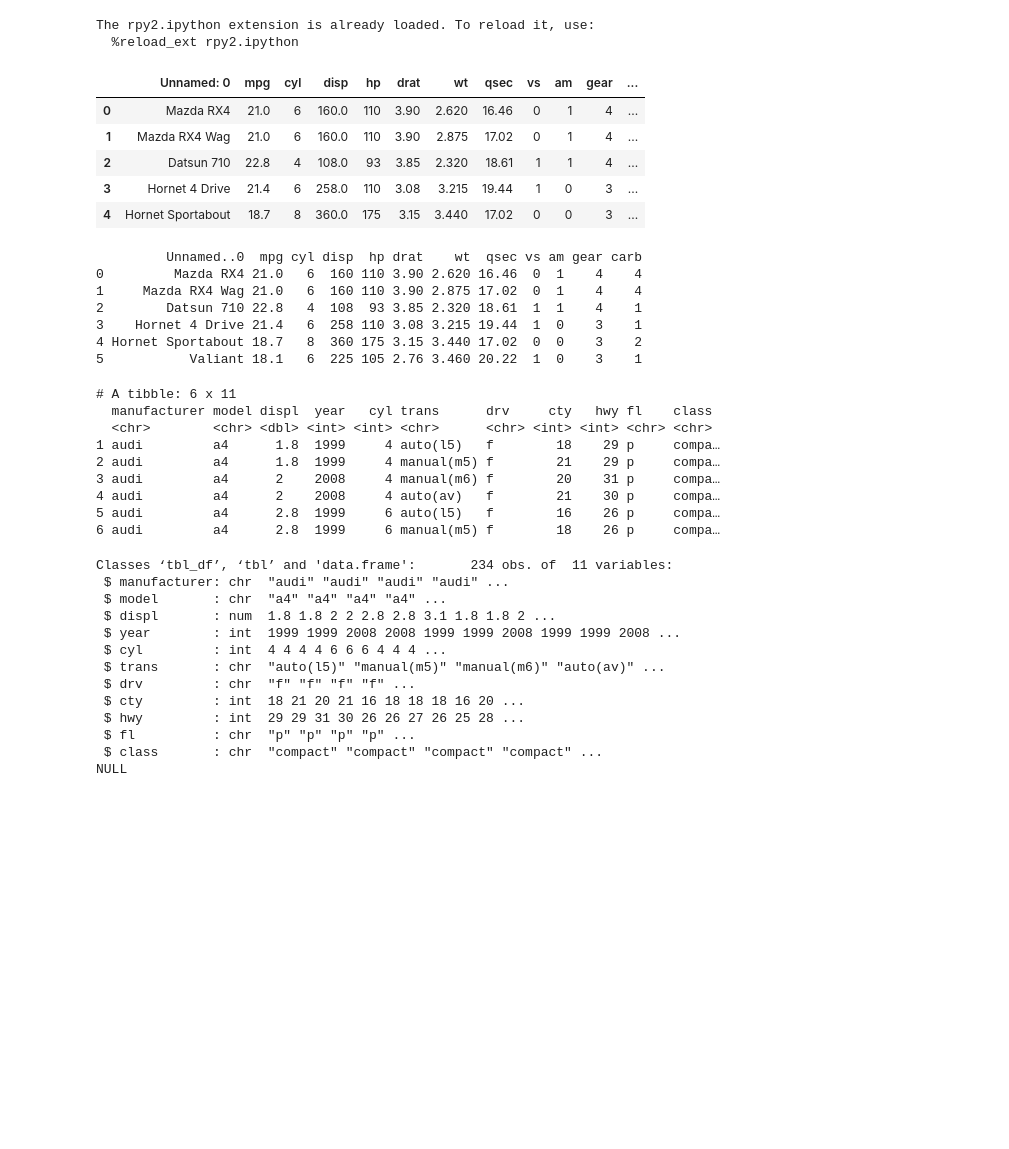
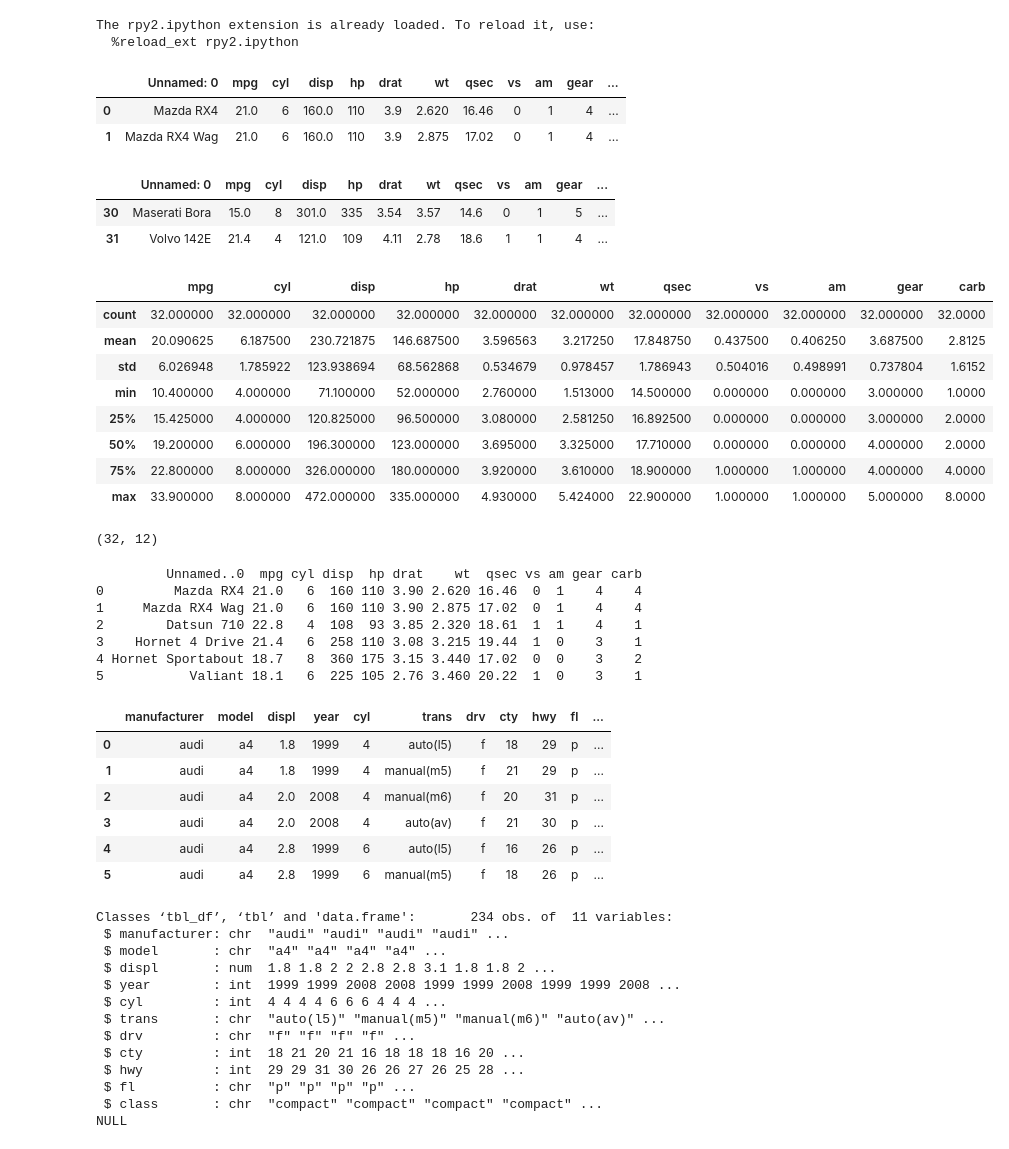
Before and after one commit to Nik8x/Python_Important_Implementations, a Jupyter notebook: Rmagic_rpy2.ipynb, the cells around one changed output. Saved outputs shown, nothing was run; the diff lists cells and outputs as text; code cells hidden in the pictures; blank space fills up the shorter version.

```diff
--- a/Rmagic_rpy2.ipynb
+++ b/Rmagic_rpy2.ipynb
@@ -10,13 +19,26 @@ The rpy2.ipython extension is already loaded. To reload it, use:
 import pandas as pd
 # %%
 df = pd.read_csv("https://gist.githubusercontent.com/noamross/e5d3e859aa0c794be10b/raw/b999fb4425b54c63cab088c0ce2c0d6ce961a563/cars.csv")
-# %%
-df.head()
-# %% [output]
-|  | Unnamed: 0 | mpg | cyl | disp | hp | drat | wt | qsec | vs | am | gear | ... |
-| 0 | Mazda RX4 | 21.0 | 6 | 160.0 | 110 | 3.90 | 2.620 | 16.46 | 0 | 1 | 4 | ... |
-| 1 | Mazda RX4 Wag | 21.0 | 6 | 160.0 | 110 | 3.90 | 2.875 | 17.02 | 0 | 1 | 4 | ... |
-| 2 | Datsun 710 | 22.8 | 4 | 108.0 | 93 | 3.85 | 2.320 | 18.61 | 1 | 1 | 4 | ... |
-| 3 | Hornet 4 Drive | 21.4 | 6 | 258.0 | 110 | 3.08 | 3.215 | 19.44 | 1 | 0 | 3 | ... |
-| 4 | Hornet Sportabout | 18.7 | 8 | 360.0 | 175 | 3.15 | 3.440 | 17.02 | 0 | 0 | 3 | ... |
+# %%
+df.head(2)
+df.tail(2)
+df.describe()
+df.shape
+# %% [output]
+|  | Unnamed: 0 | mpg | cyl | disp | hp | drat | wt | qsec | vs | am | gear | ... |
+| 0 | Mazda RX4 | 21.0 | 6 | 160.0 | 110 | 3.9 | 2.620 | 16.46 | 0 | 1 | 4 | ... |
+| 1 | Mazda RX4 Wag | 21.0 | 6 | 160.0 | 110 | 3.9 | 2.875 | 17.02 | 0 | 1 | 4 | ... |
+|  | Unnamed: 0 | mpg | cyl | disp | hp | drat | wt | qsec | vs | am | gear | ... |
+| 30 | Maserati Bora | 15.0 | 8 | 301.0 | 335 | 3.54 | 3.57 | 14.6 | 0 | 1 | 5 | ... |
+| 31 | Volvo 142E | 21.4 | 4 | 121.0 | 109 | 4.11 | 2.78 | 18.6 | 1 | 1 | 4 | ... |
+|  | mpg | cyl | disp | hp | drat | wt | qsec | vs | am | gear | carb |
+| count | 32.000000 | 32.000000 | 32.000000 | 32.000000 | 32.000000 | 32.000000 | 32.000000 | 32.000000 | 32.000000 | 32.000000 | 32.0000 |
+| mean | 20.090625 | 6.187500 | 230.721875 | 146.687500 | 3.596563 | 3.217250 | 17.848750 | 0.437500 | 0.406250 | 3.687500 | 2.8125 |
+| std | 6.026948 | 1.785922 | 123.938694 | 68.562868 | 0.534679 | 0.978457 | 1.786943 | 0.504016 | 0.498991 | 0.737804 | 1.6152 |
+| min | 10.400000 | 4.000000 | 71.100000 | 52.000000 | 2.760000 | 1.513000 | 14.500000 | 0.000000 | 0.000000 | 3.000000 | 1.0000 |
+| 25% | 15.425000 | 4.000000 | 120.825000 | 96.500000 | 3.080000 | 2.581250 | 16.892500 | 0.000000 | 0.000000 | 3.000000 | 2.0000 |
+| 50% | 19.200000 | 6.000000 | 196.300000 | 123.000000 | 3.695000 | 3.325000 | 17.710000 | 0.000000 | 0.000000 | 4.000000 | 2.0000 |
+| 75% | 22.800000 | 8.000000 | 326.000000 | 180.000000 | 3.920000 | 3.610000 | 18.900000 | 1.000000 | 1.000000 | 4.000000 | 4.0000 |
+| max | 33.900000 | 8.000000 | 472.000000 | 335.000000 | 4.930000 | 5.424000 | 22.900000 | 1.000000 | 1.000000 | 5.000000 | 8.0000 |
+(32, 12)
 # %%
@@ -35,18 +58,15 @@ print(head(dfr)) # df is now an R dataframe
 4 Hornet Sportabout 18.7   8  360 175 3.15 3.440 17.02  0  0    3    2
 5           Valiant 18.1   6  225 105 2.76 3.460 20.22  1  0    3    1
 # %%
-%%R
-head(mpg)
+%R head(mpg)
 # %% [output]
-# A tibble: 6 x 11
-  manufacturer model displ  year   cyl trans      drv     cty   hwy fl    class
-  <chr>        <chr> <dbl> <int> <int> <chr>      <chr> <int> <int> <chr> <chr>
-1 audi         a4      1.8  1999     4 auto(l5)   f        18    29 p     compa…
-2 audi         a4      1.8  1999     4 manual(m5) f        21    29 p     compa…
-3 audi         a4      2    2008     4 manual(m6) f        20    31 p     compa…
-4 audi         a4      2    2008     4 auto(av)   f        21    30 p     compa…
-5 audi         a4      2.8  1999     6 auto(l5)   f        16    26 p     compa…
-6 audi         a4      2.8  1999     6 manual(m5) f        18    26 p     compa…
+|  | manufacturer | model | displ | year | cyl | trans | drv | cty | hwy | fl | ... |
+| 0 | audi | a4 | 1.8 | 1999 | 4 | auto(l5) | f | 18 | 29 | p | ... |
+| 1 | audi | a4 | 1.8 | 1999 | 4 | manual(m5) | f | 21 | 29 | p | ... |
+| 2 | audi | a4 | 2.0 | 2008 | 4 | manual(m6) | f | 20 | 31 | p | ... |
+| 3 | audi | a4 | 2.0 | 2008 | 4 | auto(av) | f | 21 | 30 | p | ... |
+| 4 | audi | a4 | 2.8 | 1999 | 6 | auto(l5) | f | 16 | 26 | p | ... |
+| 5 | audi | a4 | 2.8 | 1999 | 6 | manual(m5) | f | 18 | 26 | p | ... |
 # %%
 %R print(str(mpg))
 # %% [output]
```
Also changed, not shown: parts of 8 cells of this notebook.
